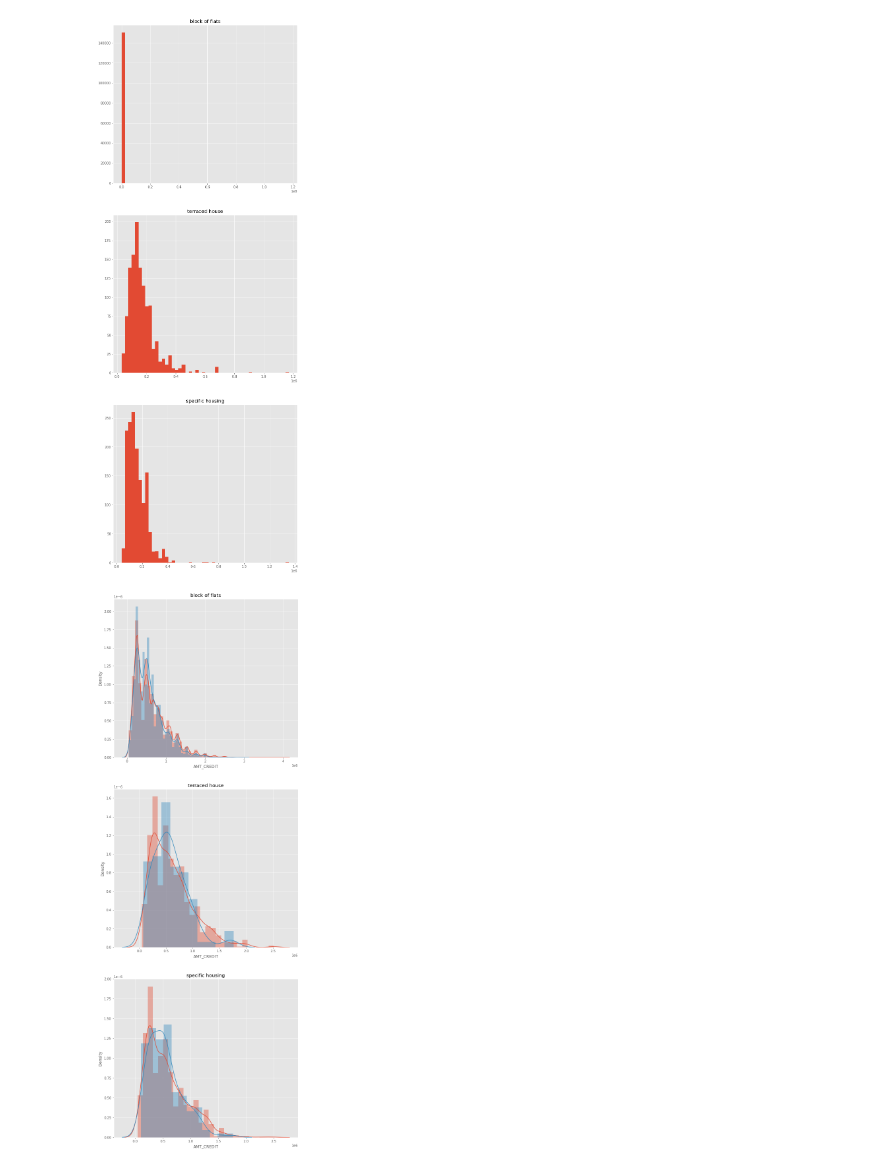
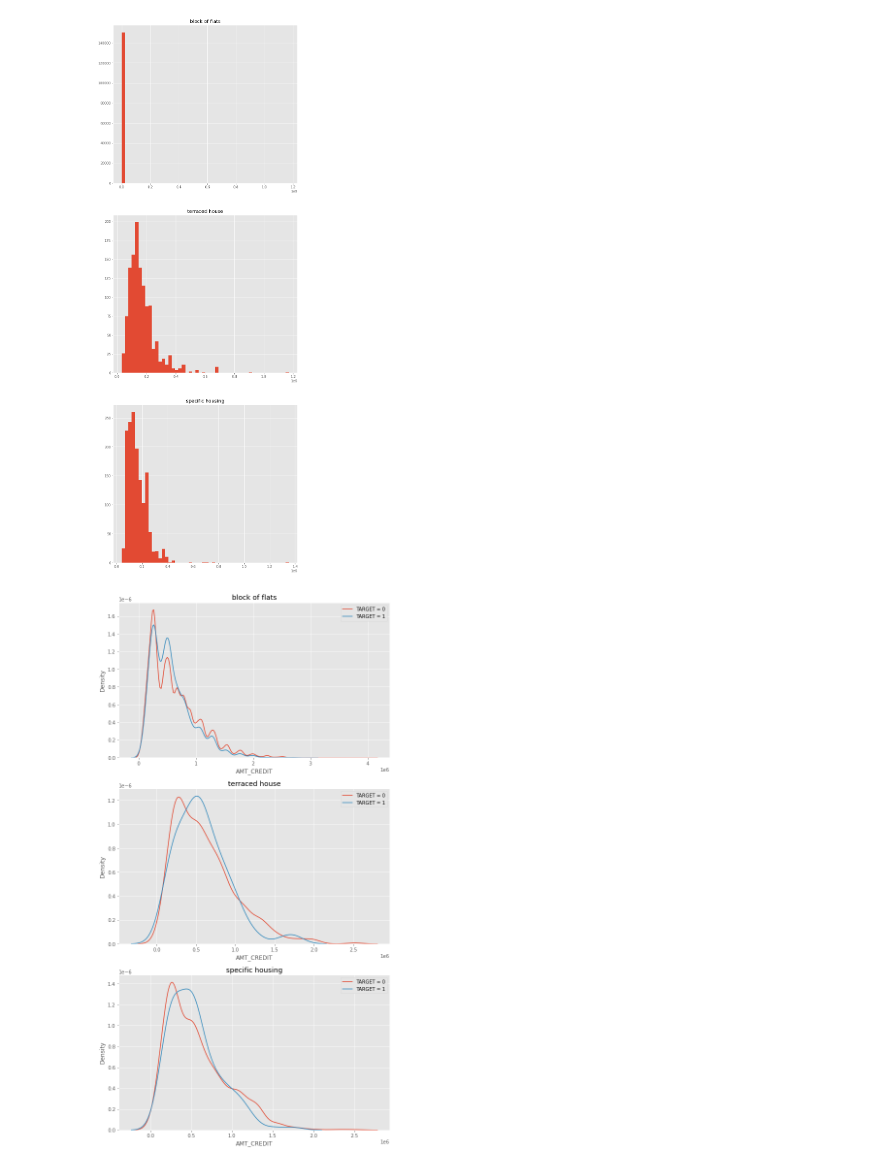
Before and after one commit to TimHsiao1113/ML100Days, a Jupyter notebook: homework/Day_019_HW.ipynb, the cells around one changed output. Saved outputs shown, nothing was run; the diff lists cells and outputs as text; code cells hidden in the pictures.

```diff
--- a/homework/Day_019_HW.ipynb
+++ b/homework/Day_019_HW.ipynb
@@ -94,6 +94,7 @@ for i in range(len(unique_house_type)):
     app_train.loc[app_train['HOUSETYPE_MODE'] == unique_house_type[i], 'AMT_CREDIT'].hist(bins=50)
 
     plt.title(str(unique_house_type[i]))
+    plt.legend()
 plt.show()
 # %% [output]
 [figure]
@@ -116,16 +117,18 @@ for i in range(len(unique_house_type)):
     app_train.loc[app_train['HOUSETYPE_MODE'] == unique_house_type[i], 'AMT_INCOME_TOTAL'].hist(bins=50)
 
     plt.title(str(unique_house_type[i]))
+    plt.legend()
 plt.show()
 # %% [output]
 [figure]
 # %%
-plt.figure(figsize=(10,30))
+plt.figure(figsize=(10,20))
 for i in range(len(unique_house_type)):
     plt.subplot(nrows, ncols, i+1)
-    sns.distplot(app_train.loc[(app_train['HOUSETYPE_MODE'] == unique_house_type[i]) & (app_train['TARGET'] == 0), 'AMT_CREDIT'], label = "TARGET = 0", hist = True)
-    sns.distplot(app_train.loc[(app_train['HOUSETYPE_MODE'] == unique_house_type[i]) & (app_train['TARGET'] == 1), 'AMT_CREDIT'], label = "TARGET = 1", hist = True)
+    sns.distplot(app_train.loc[(app_train['HOUSETYPE_MODE'] == unique_house_type[i]) & (app_train['TARGET'] == 0), 'AMT_CREDIT'], label = "TARGET = 0", hist = False)
+    sns.distplot(app_train.loc[(app_train['HOUSETYPE_MODE'] == unique_house_type[i]) & (app_train['TARGET'] == 1), 'AMT_CREDIT'], label = "TARGET = 1", hist = False)
     plt.title(str(unique_house_type[i]))
+    plt.legend()
 plt.show()
 # %% [output]
-[figure, old version]
+[figure, new version]
```
